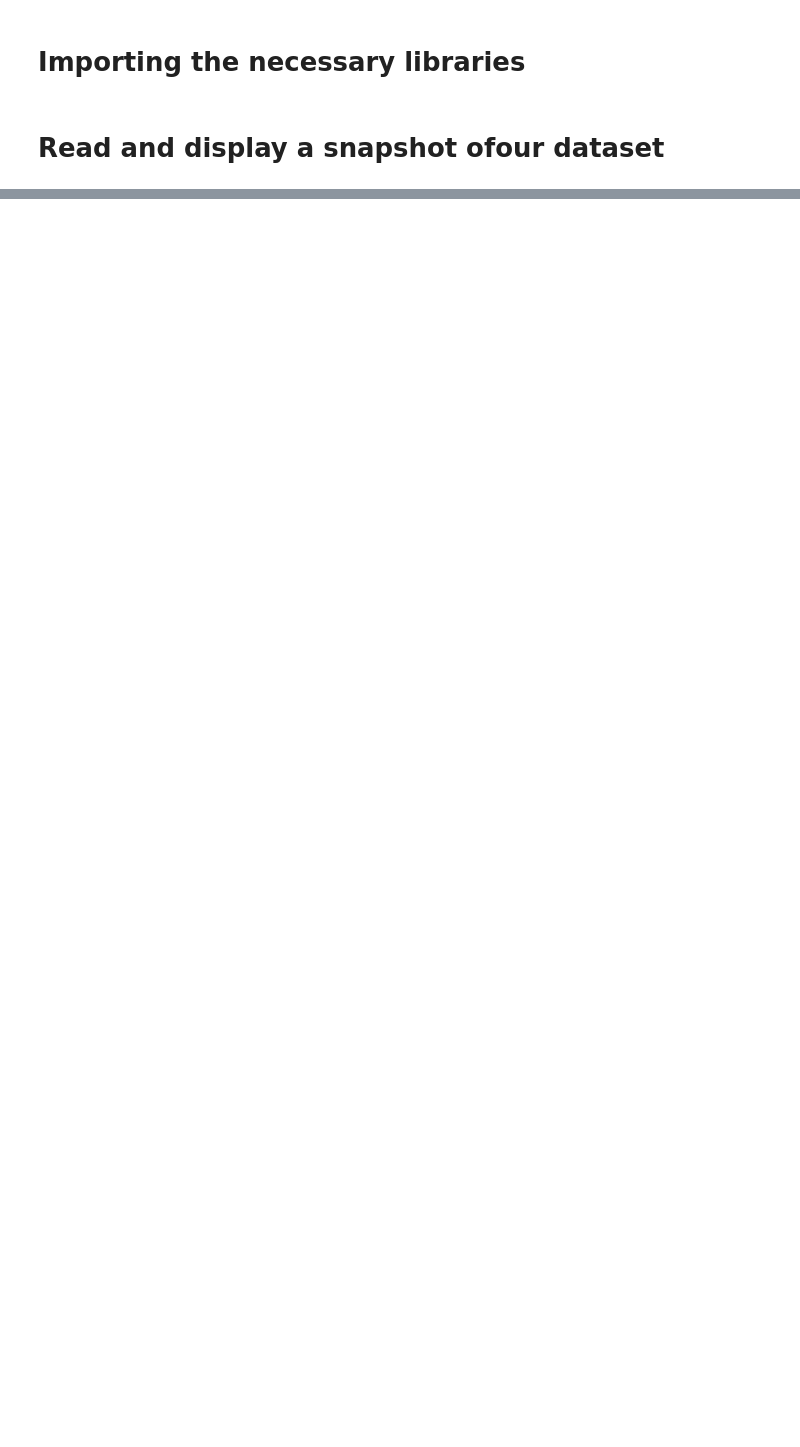
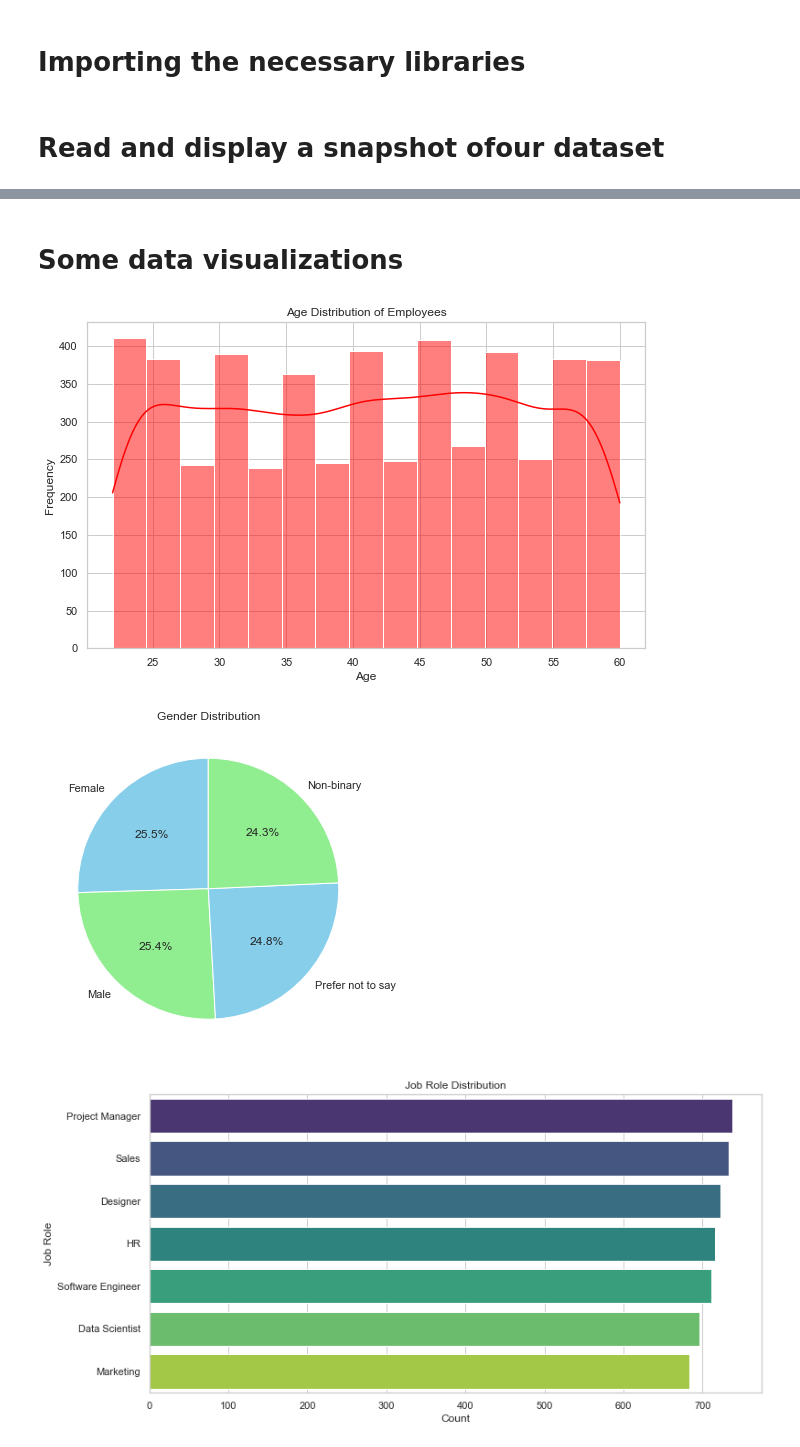
Before and after one commit to alfeng22/COMP562-Final-Project, a Jupyter notebook: data.ipynb, the cells around one changed output, grey strips where cells are left out. Drawn from its saved outputs; the diff is of its cells as text; code cells hidden in the pictures; blank space fills up the shorter version.

```diff
--- a/data.ipynb
+++ b/data.ipynb
@@ -22,0 +61,63 @@ FileNotFoundError: [Errno 2] No such file or directory: '/kaggle/input/remote-wo
+# %%
+df.drop_duplicates(inplace=True)
+# %% [markdown]
+# Some data visualizations
+# %%
+# Plotting the age distribution
+plt.figure(figsize=(10, 6))
+sns.histplot(df['Age'], bins=15, kde=True, color='red')
+plt.title('Age Distribution of Employees')
+plt.xlabel('Age')
+plt.ylabel('Frequency')
+plt.show()
+
+# Pie chart for gender distribution
+gender_counts = df['Gender'].value_counts()
+plt.figure(figsize=(6, 6))
+plt.pie(gender_counts, labels=gender_counts.index, autopct='%1.1f%%', startangle=90, colors=['skyblue', 'lightgreen'])
+plt.title('Gender Distribution')
+plt.show()
+
+# Job role distribution
+plt.figure(figsize=(12, 6))
+sns.countplot(data=df, y='Job_Role', order=df['Job_Role'].value_counts().index, palette='viridis')
+plt.title('Job Role Distribution')
+plt.xlabel('Count')
+plt.ylabel('Job Role')
+plt.show()
+
+# Industry distribution
+plt.figure(figsize=(12, 6))
+sns.countplot(data=df, y='Industry', order=df['Industry'].value_counts().index, palette='magma')
+plt.title('Industry Distribution')
+plt.xlabel('Count')
+plt.ylabel('Industry')
+plt.show()
+
+# Boxplot for Years of Experience vs. Satisfaction with Remote Work
+plt.figure(figsize=(10, 6))
+sns.boxplot(data=df, x='Years_of_Experience', y='Satisfaction_with_Remote_Work', palette='coolwarm')
+plt.title('Satisfaction with Remote Work by Years of Experience')
+plt.xlabel('Years of Experience')
+plt.ylabel('Satisfaction with Remote Work')
+plt.show()
+
+# Countplot for Work-Life Balance Rating
+plt.figure(figsize=(8, 5))
+sns.countplot(data=df, x='Work_Life_Balance_Rating', palette='pastel')
+plt.title('Work-Life Balance Rating')
+plt.xlabel('Work-Life Balance Rating')
+plt.ylabel('Count')
+plt.show()
+
+# Countplot for Mental Health Condition
+plt.figure(figsize=(8, 5))
+sns.countplot(data=df, x='Mental_Health_Condition', palette='Set1')
+plt.title('Mental Health Condition of Employees')
+plt.xlabel('Mental Health Condition')
+plt.ylabel('Count')
+plt.show()
+# %% [output]
+[figure, added]
+[figure, added]
+[figure, added]
```
Also changed, not shown: parts of 8 cells of this notebook.
